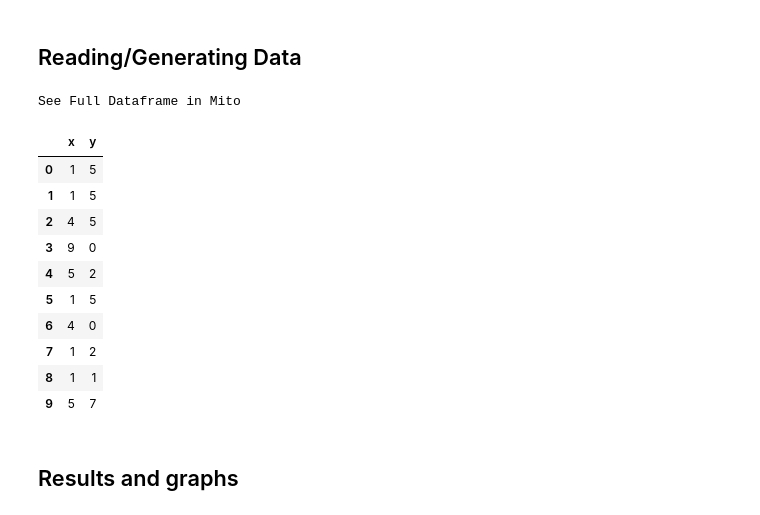
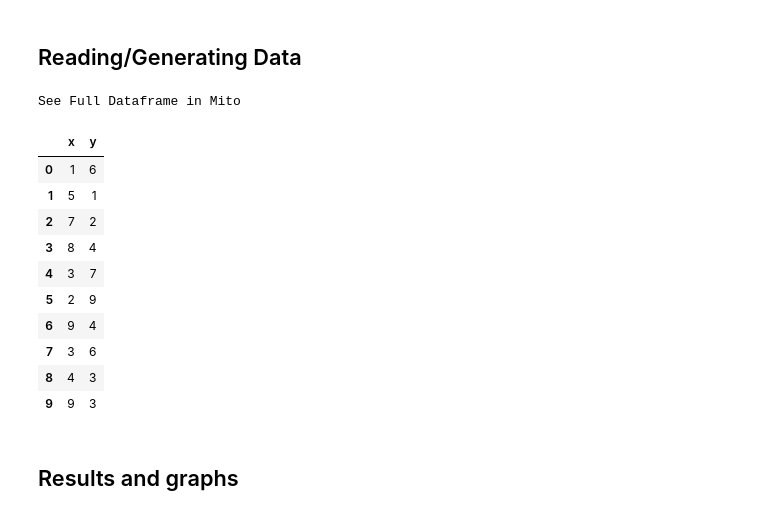
Before and after one commit to miracFence/Optimizacion_Metaheuristicas_II, a Jupyter notebook: TSM/src/main/TSMP-full.ipynb, the cells around one changed output. Drawn from its saved outputs; the diff is of its cells as text; code cells hidden in the pictures.

```diff
--- a/TSM/src/main/TSMP-full.ipynb
+++ b/TSM/src/main/TSMP-full.ipynb
@@ -80,22 +81,22 @@ def GeneticAlgorithm(df, matrixFormat=False, totalPaths=100, maxCrossOverSize=5,
 # %% [markdown]
 ## Reading/Generating Data
 # %%
-df = pd.DataFrame(getRandomCordinates(30), columns=['x', 'y'])
+df = pd.DataFrame(getRandomCordinates(10), columns=['x', 'y'])
 #df = pd.read_csv("../../data/adjacency_matrix.csv", index_col=0)
 df
 # %% [output]
 See Full Dataframe in Mito
 |  | x | y |
-| 0 | 1 | 5 |
-| 1 | 1 | 5 |
-| 2 | 4 | 5 |
-| 3 | 9 | 0 |
-| 4 | 5 | 2 |
-| 5 | 1 | 5 |
-| 6 | 4 | 0 |
-| 7 | 1 | 2 |
-| 8 | 1 | 1 |
-| 9 | 5 | 7 |
+| 0 | 1 | 6 |
+| 1 | 5 | 1 |
+| 2 | 7 | 2 |
+| 3 | 8 | 4 |
+| 4 | 3 | 7 |
+| 5 | 2 | 9 |
+| 6 | 9 | 4 |
+| 7 | 3 | 6 |
+| 8 | 4 | 3 |
+| 9 | 9 | 3 |
 # %% [markdown]
 ## Results and graphs
 # %%
```
Also changed, not shown: parts of 4 cells of this notebook, 4 other files.
